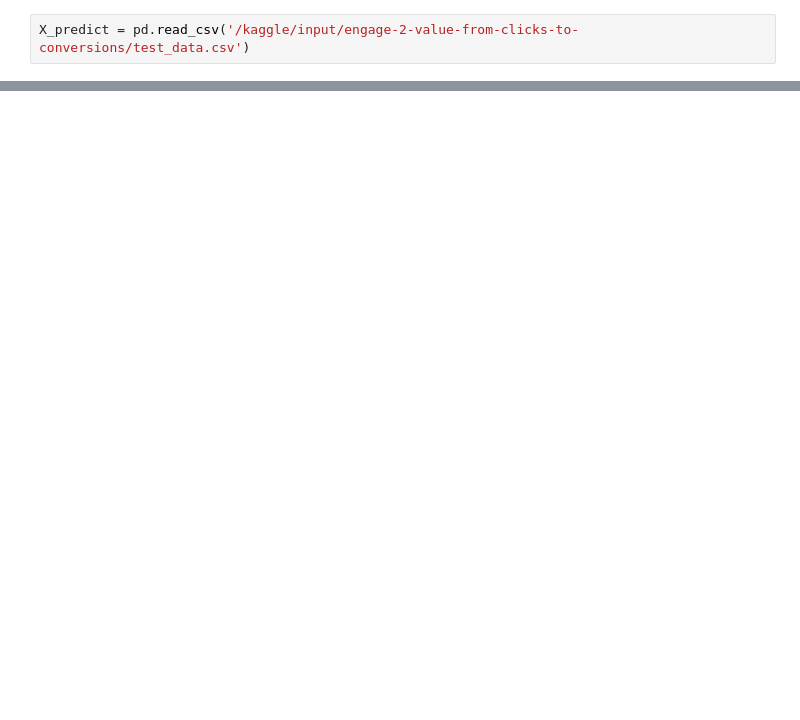
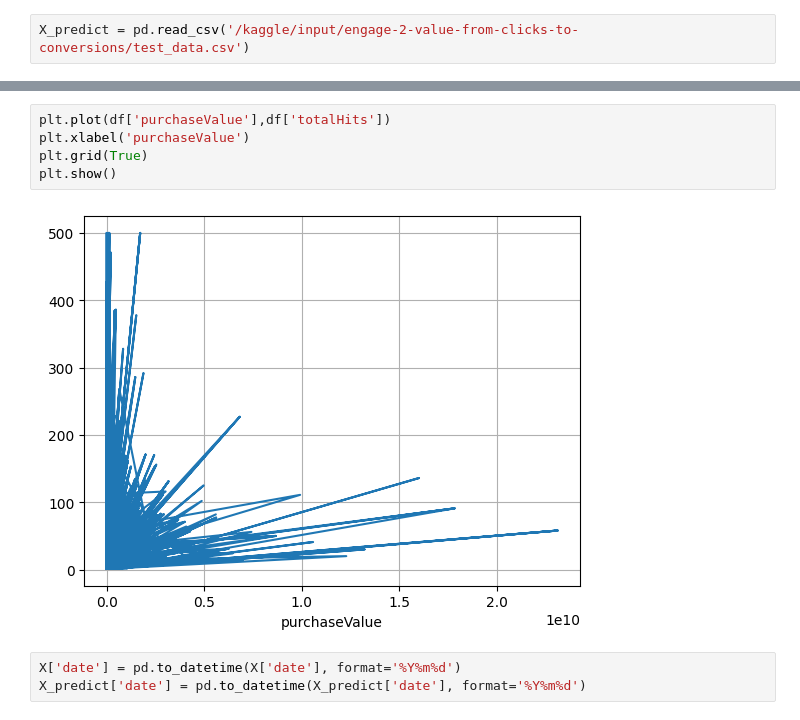
Before and after one commit to OmAmar106/Engage2Value-From-Clicks-to-Conversions-MLP-Project, a Jupyter notebook: 23f2002152-notebook-t22025.ipynb, the cells around one changed output, grey strips where cells are left out. Drawn from its saved outputs; the diff is of its cells as text; blank space fills up the shorter version.

```diff
--- a/23f2002152-notebook-t22025.ipynb
+++ b/23f2002152-notebook-t22025.ipynb
@@ -624,0 +143,10 @@ Y.to_csv("/kaggle/working/submission.csv",index=False)
+# %%
+plt.plot(df['purchaseValue'],df['totalHits'])
+plt.xlabel('purchaseValue')
+plt.grid(True)
+plt.show()
+# %% [output]
+[figure, added]
+# %%
+X['date'] = pd.to_datetime(X['date'], format='%Y%m%d')
+X_predict['date'] = pd.to_datetime(X_predict['date'], format='%Y%m%d')
```
Also changed, not shown: parts of 81 cells of this notebook.
